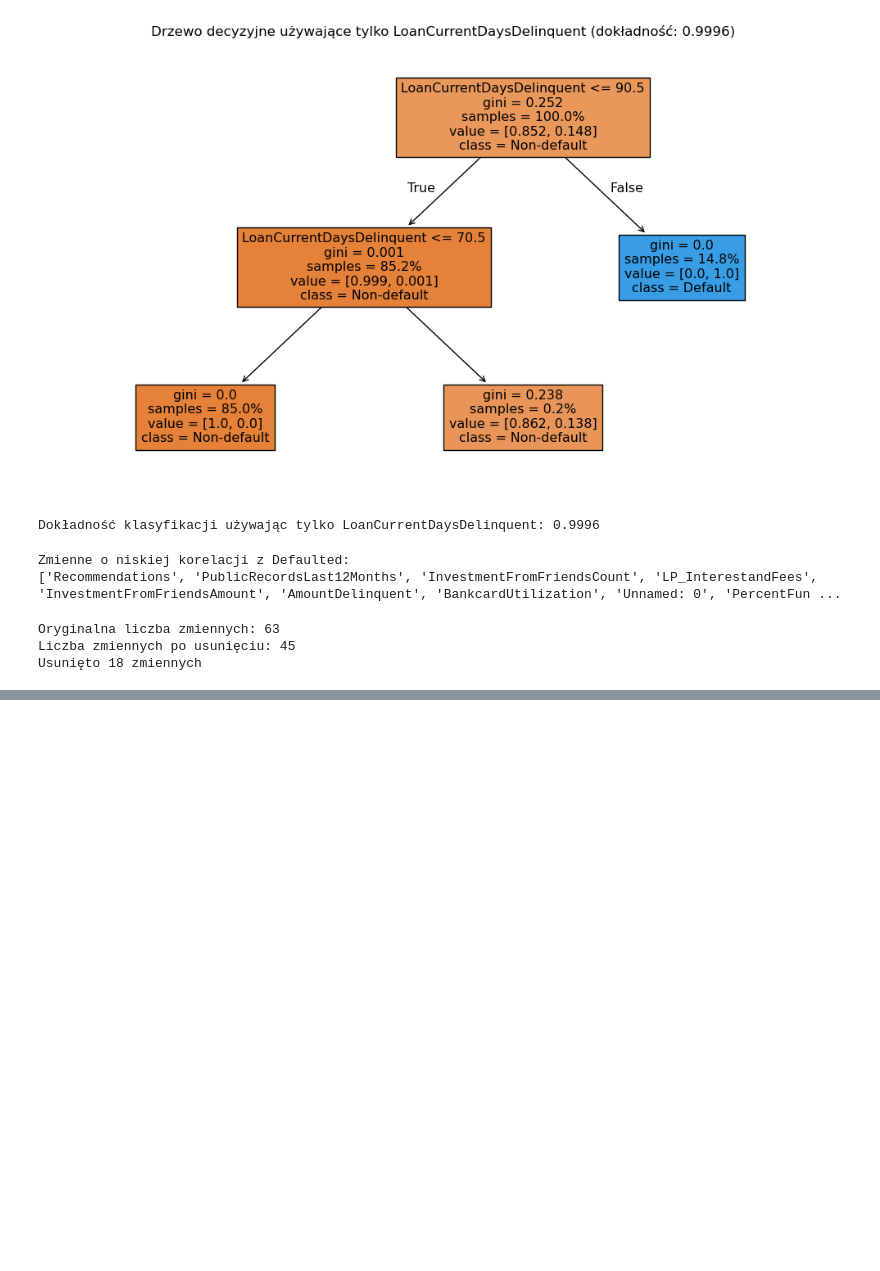
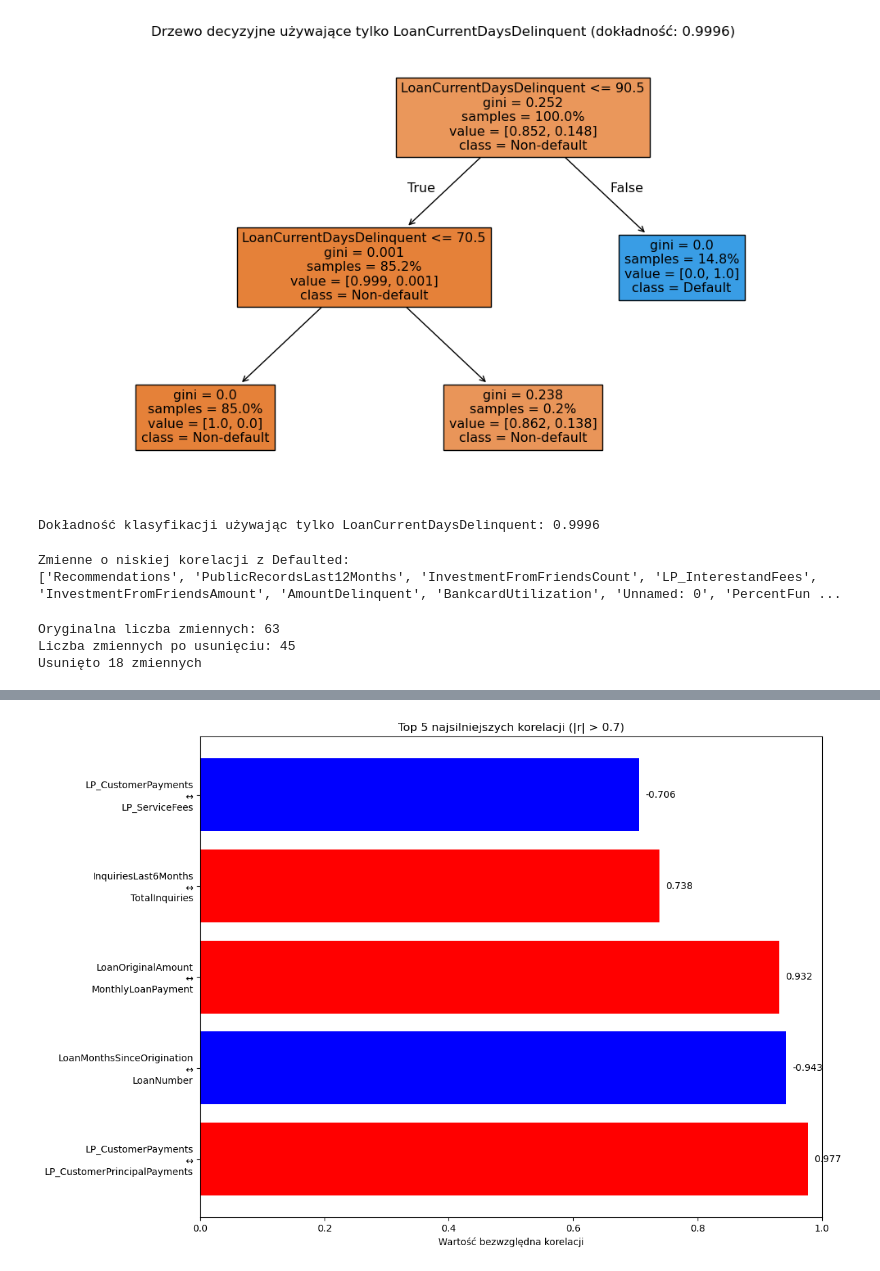
Before and after one commit to hoanganhlinh/MRK-projekt, a Jupyter notebook: 02_EDA cleaned.ipynb, the cells around one changed output, grey strips where cells are left out. Drawn from its saved outputs; the diff is of its cells as text; code cells hidden in the pictures; blank space fills up the shorter version.

```diff
--- a/02_EDA cleaned.ipynb
+++ b/02_EDA cleaned.ipynb
@@ -488,0 +495,88 @@ Usunięto 18 zmiennych
+# %%
+import pandas as pd
+import numpy as np
+import matplotlib.pyplot as plt
+import seaborn as sns
+
+# Próba wczytania danych - użyj tego jeśli masz już załadowany DataFrame
+# Jeśli już masz wczytany DataFrame df, możesz pominąć poniższy blok try/except
+try:
+    df = pd.read_csv('cleaned_data.csv')
+    print("Wczytano oczyszczony zbiór danych")
+except FileNotFoundError:
+    try:
+        df = pd.read_csv('filled_missings_df.csv')
+        print("Wczytano oryginalny zbiór danych")
+    except FileNotFoundError:
+        print("Używam istniejącego DataFrame")
+        # Zakładam, że df jest już wczytany w środowisku
+
+# Wybór zmiennych numerycznych
+numeric_cols = df.select_dtypes(include=['int64', 'float64']).columns
+
+# Obliczenie macierzy korelacji
+corr_matrix = df[numeric_cols].corr()
+
+# Funkcja do znalezienia par zmiennych o wysokiej korelacji
+def find_correlated_pairs(correlation_matrix, threshold=0.7):
+    # Zamiana macierzy korelacji na format "długi"
+    corr_unstack = correlation_matrix.unstack()
+
+    # Usunięcie autocorrelations (korelacji zmiennej z samą sobą)
+    corr_unstack = corr_unstack[corr_unstack.index.get_level_values(0) != corr_unstack.index.get_level_values(1)]
+
+    # Filtrowanie par o wartości bezwzględnej korelacji powyżej progu
+    high_corr = corr_unstack[abs(corr_unstack) > threshold]
+
+    # Usunięcie duplikatów (A-B i B-A to ta sama para)
+    pairs_seen = set()
+    unique_pairs = []
+
+    for idx, corr_value in high_corr.items():
+        var1, var2 = idx
+        # Sortowanie zmiennych, aby uniknąć duplikatów
+        pair = tuple(sorted([var1, var2]))
+        if pair not in pairs_seen:
+            pairs_seen.add(pair)
+            unique_pairs.append((var1, var2, corr_value))
+
+    # Sortowanie według wartości bezwzględnej korelacji (malejąco)
+    return sorted(unique_pairs, key=lambda x: abs(x[2]), reverse=True)
+
+# Znalezienie par o wysokiej korelacji
+threshold = 0.7  # możesz dostosować ten próg
+correlated_pairs = find_correlated_pairs(corr_matrix, threshold)
+
+# Wyświetlenie wyników
+print(f"\nZnaleziono {len(correlated_pairs)} par zmiennych o korelacji |r| > {threshold}:\n")
+print(f"{'Zmienna 1':<30} {'Zmienna 2':<30} {'Korelacja':>10}")
+print("-" * 72)
+for var1, var2, corr in correlated_pairs:
+    print(f"{var1:<30} {var2:<30} {corr:>10.3f}")
+
+# Wizualizacja najsilniejszych korelacji (top 10)
+if len(correlated_pairs) > 0:
+    top_n = min(10, len(correlated_pairs))
+    top_pairs = correlated_pairs[:top_n]
+
+    # Przygotowanie danych do wykresu
+    pair_names = [f"{var1}\n↔\n{var2}" for var1, var2, _ in top_pairs]
+    corr_values = [corr for _, _, corr in top_pairs]
+
+    # Kolory w zależności od znaku korelacji
+    colors = ['red' if x > 0 else 'blue' for x in corr_values]
+
+    # Tworzenie wykresu
+    plt.figure(figsize=(12, 8))
+    plt.barh(pair_names, [abs(x) for x in corr_values], color=colors)
+    plt.xlabel('Wartość bezwzględna korelacji')
+    plt.title(f'Top {top_n} najsilniejszych korelacji (|r| > {threshold})')
+    plt.xlim(0, 1)
+
+    # Dodanie etykiet wartości
+    for i, v in enumerate(corr_values):
+        plt.text(abs(v) + 0.01, i, f"{v:.3f}", va='center')
+
+    plt.tight_layout()
+    plt.show()
+# %% [output]
@@ -488,0 +594 @@ Usunięto 18 zmiennych
+[figure, added]
```
Also changed, not shown: parts of 5 cells of this notebook.
